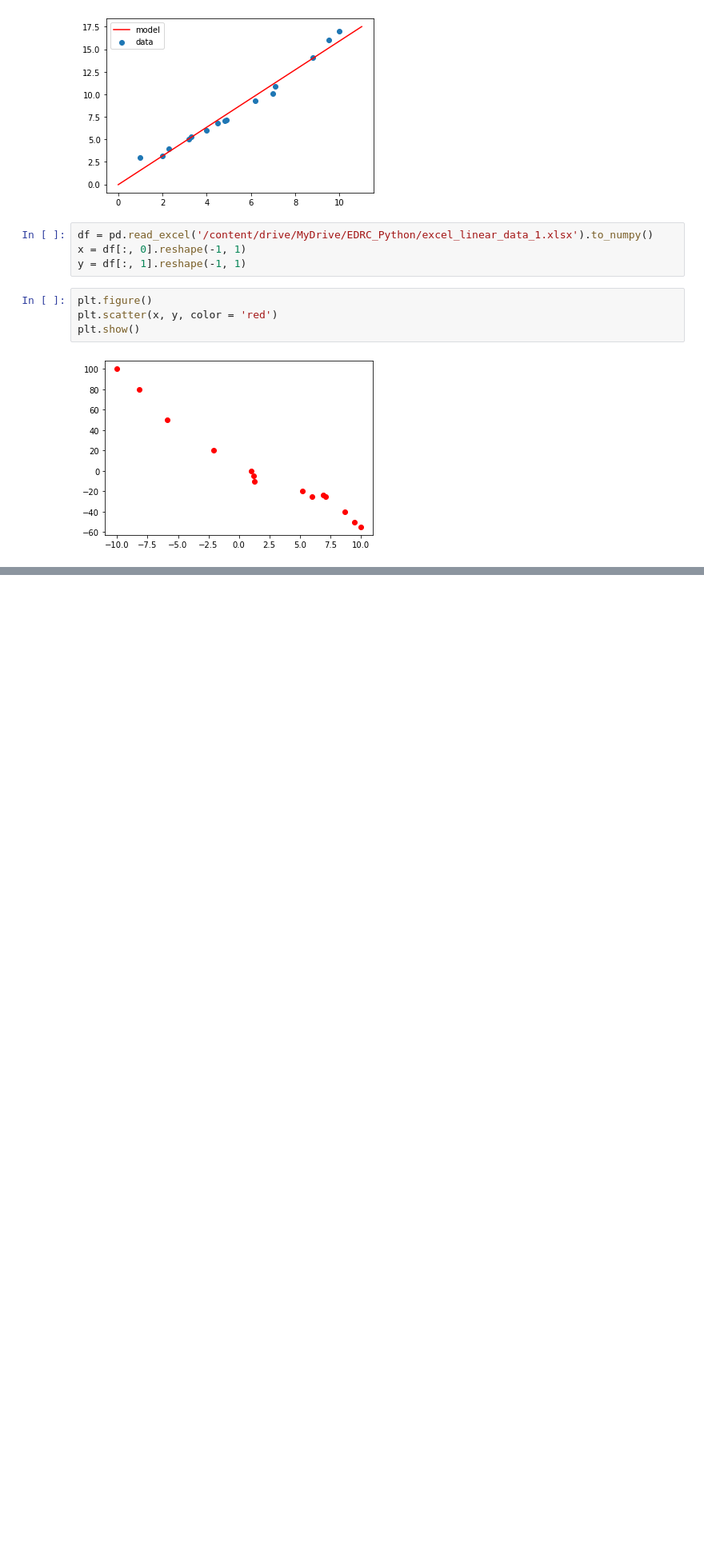
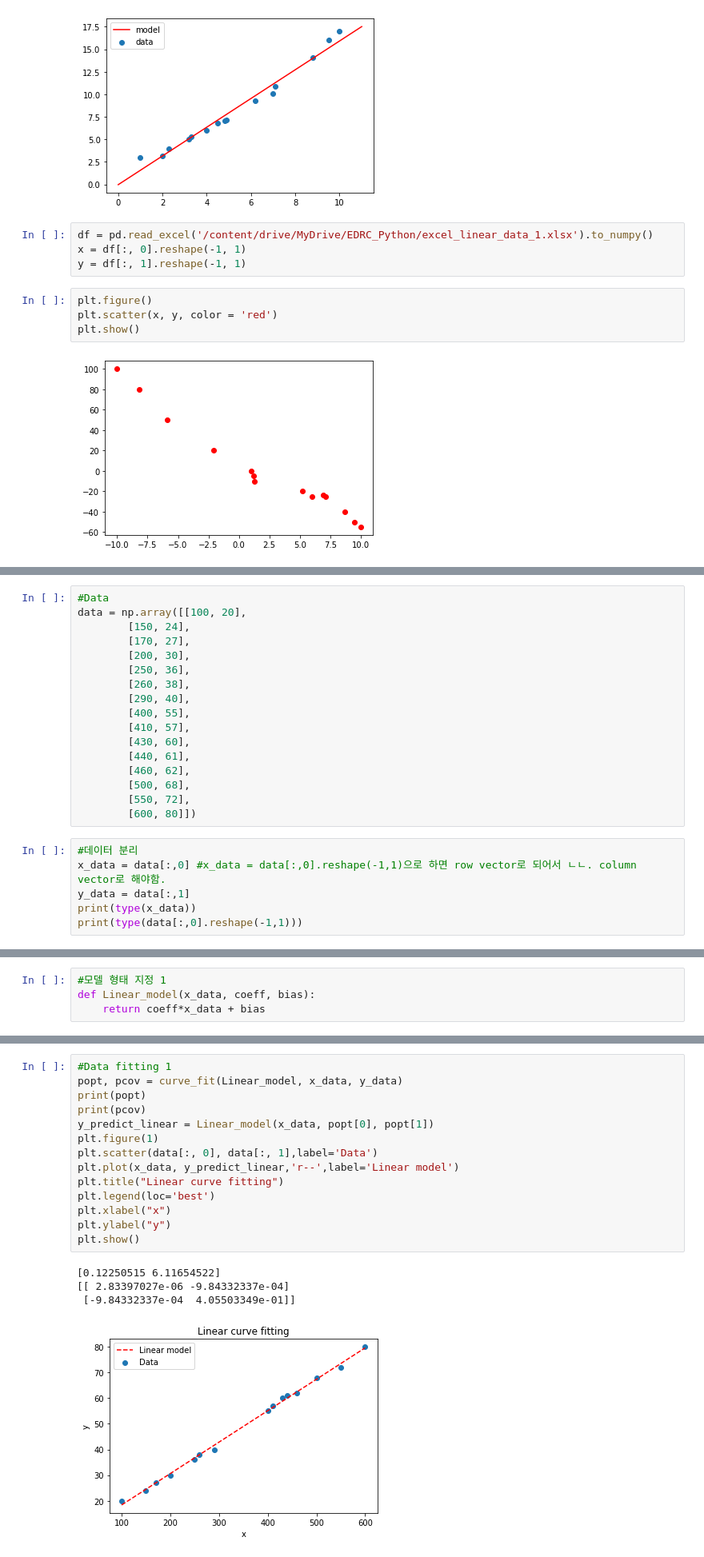
Before and after one commit to hoonzi-s/-EDRC-Python, a Jupyter notebook: 02. Modeling.ipynb, the cells around one changed output, grey strips where cells are left out. Shown: that part at 80% size. Drawn from its saved outputs; the diff is of its cells as text; blank space fills up the shorter version.

```diff
--- a/02. Modeling.ipynb
+++ b/02. Modeling.ipynb
@@ -262,0 +299,23 @@ plt.show()
+# %%
+#Data
+data = np.array([[100, 20],
+		[150, 24],
+		[170, 27],
+		[200, 30],
+		[250, 36],
+		[260, 38],
+		[290, 40],
+		[400, 55],
+		[410, 57],
+		[430, 60],
+		[440, 61],
+		[460, 62],
+		[500, 68],
+		[550, 72],
+		[600, 80]])
+# %%
+#데이터 분리
+x_data = data[:,0] #x_data = data[:,0].reshape(-1,1)으로 하면 row vector로 되어서 ㄴㄴ. column vector로 해야함.
+y_data = data[:,1]
+print(type(x_data))
+print(type(data[:,0].reshape(-1,1)))
@@ -262,0 +325,4 @@ plt.show()
+# %%
+#모델 형태 지정 1
+def Linear_model(x_data, coeff, bias):
+    return coeff*x_data + bias
@@ -262,0 +334,19 @@ plt.show()
+# %%
+#Data fitting 1
+popt, pcov = curve_fit(Linear_model, x_data, y_data)
+print(popt)
+print(pcov)
+y_predict_linear = Linear_model(x_data, popt[0], popt[1])
+plt.figure(1)
+plt.scatter(data[:, 0], data[:, 1],label='Data')
+plt.plot(x_data, y_predict_linear,'r--',label='Linear model')
+plt.title("Linear curve fitting")
+plt.legend(loc='best')
+plt.xlabel("x")
+plt.ylabel("y")
+plt.show()
+# %% [output]
+[0.12250515 6.11654522]
+[[ 2.83397027e-06 -9.84332337e-04]
+ [-9.84332337e-04  4.05503349e-01]]
+[figure, added]
```
Also changed, not shown: parts of 19 cells of this notebook.
